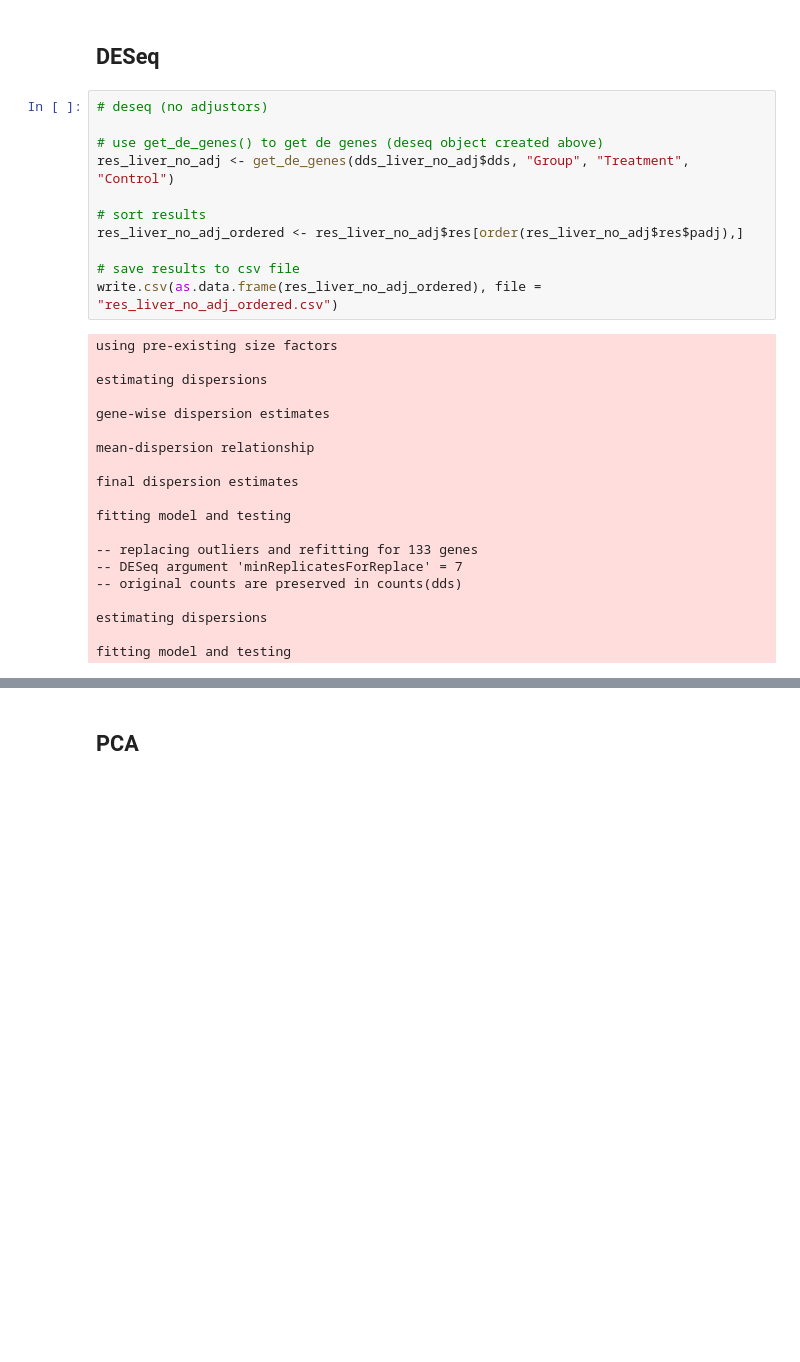
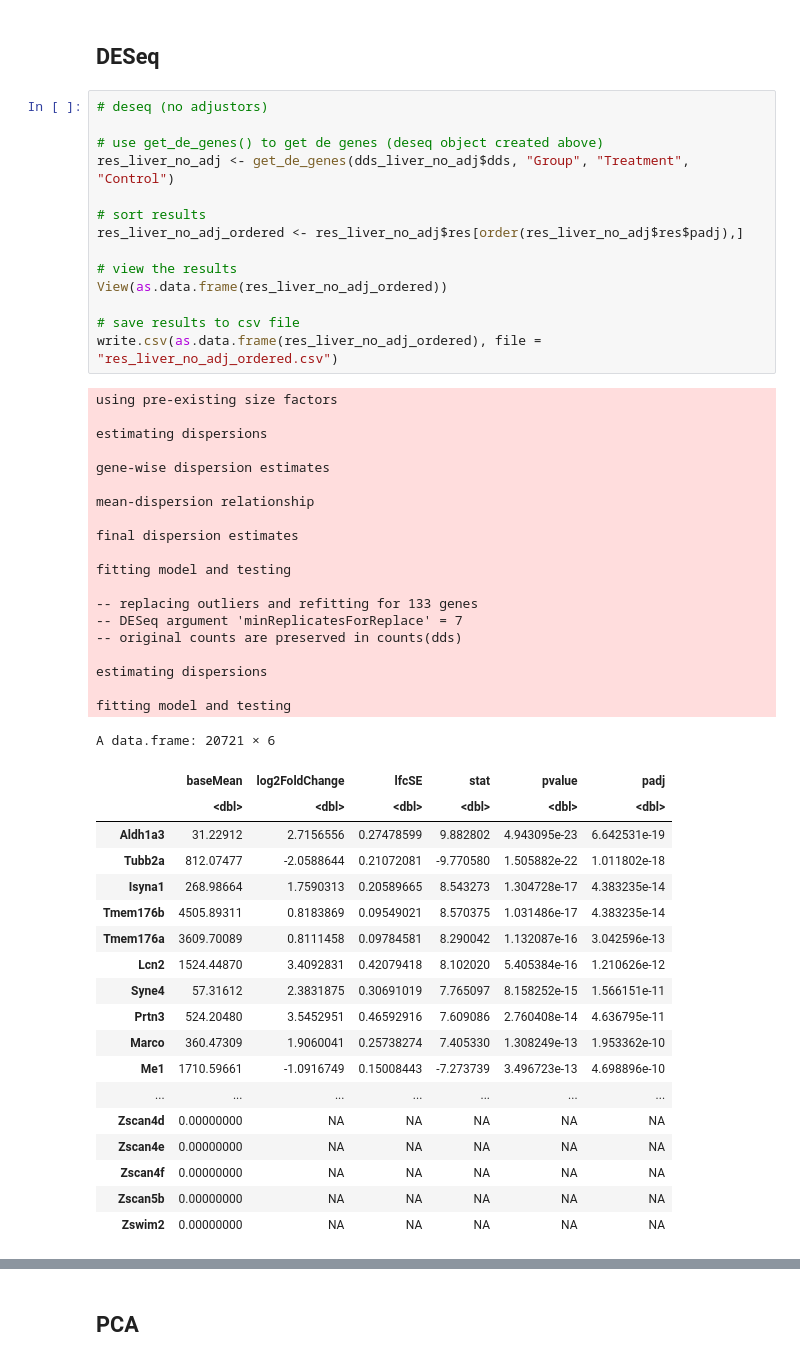
Before and after one commit to pritykinlab/bulkrna-differential-analysis, a Jupyter notebook: kp/kp_analyses.ipynb, the cells around one changed output, grey strips where cells are left out. Cells and saved outputs as stored; diff of their text form; blank space fills up the shorter version.

Commit message:
remove pca data from notebook and add deseq output to notebook

```diff
--- a/kp/kp_analyses.ipynb
+++ b/kp/kp_analyses.ipynb
@@ -185,33 +185,55 @@ pheatmap(normalized_counts_cor_liver, color = colorRampPalette(c("navy", "white"
 # deseq (no adjustors)
 
 # use get_de_genes() to get de genes (deseq object created above)
 res_liver_no_adj <- get_de_genes(dds_liver_no_adj$dds, "Group", "Treatment", "Control")
 
 # sort results
 res_liver_no_adj_ordered <- res_liver_no_adj$res[order(res_liver_no_adj$res$padj),]
 
+# view the results
+View(as.data.frame(res_liver_no_adj_ordered))
+
 # save results to csv file
 write.csv(as.data.frame(res_liver_no_adj_ordered), file = "res_liver_no_adj_ordered.csv")
 # %% [output]
 using pre-existing size factors
 
 estimating dispersions
 
 gene-wise dispersion estimates
 
 mean-dispersion relationship
 
 final dispersion estimates
 
 fitting model and testing
 
 -- replacing outliers and refitting for 133 genes
 -- DESeq argument 'minReplicatesForReplace' = 7
 -- original counts are preserved in counts(dds)
 
 estimating dispersions
 
 fitting model and testing
+A data.frame: 20721 × 6
+|  | baseMean | log2FoldChange | lfcSE | stat | pvalue | padj |
+|  | <dbl> | <dbl> | <dbl> | <dbl> | <dbl> | <dbl> |
+| Aldh1a3 | 31.22912 | 2.7156556 | 0.27478599 | 9.882802 | 4.943095e-23 | 6.642531e-19 |
+| Tubb2a | 812.07477 | -2.0588644 | 0.21072081 | -9.770580 | 1.505882e-22 | 1.011802e-18 |
+| Isyna1 | 268.98664 | 1.7590313 | 0.20589665 | 8.543273 | 1.304728e-17 | 4.383235e-14 |
+| Tmem176b | 4505.89311 | 0.8183869 | 0.09549021 | 8.570375 | 1.031486e-17 | 4.383235e-14 |
+| Tmem176a | 3609.70089 | 0.8111458 | 0.09784581 | 8.290042 | 1.132087e-16 | 3.042596e-13 |
+| Lcn2 | 1524.44870 | 3.4092831 | 0.42079418 | 8.102020 | 5.405384e-16 | 1.210626e-12 |
+| Syne4 | 57.31612 | 2.3831875 | 0.30691019 | 7.765097 | 8.158252e-15 | 1.566151e-11 |
+| Prtn3 | 524.20480 | 3.5452951 | 0.46592916 | 7.609086 | 2.760408e-14 | 4.636795e-11 |
+| Marco | 360.47309 | 1.9060041 | 0.25738274 | 7.405330 | 1.308249e-13 | 1.953362e-10 |
+| Me1 | 1710.59661 | -1.0916749 | 0.15008443 | -7.273739 | 3.496723e-13 | 4.698896e-10 |
+| ... | ... | ... | ... | ... | ... | ... |
+| Zscan4d | 0.00000000 | NA | NA | NA | NA | NA |
+| Zscan4e | 0.00000000 | NA | NA | NA | NA | NA |
+| Zscan4f | 0.00000000 | NA | NA | NA | NA | NA |
+| Zscan5b | 0.00000000 | NA | NA | NA | NA | NA |
+| Zswim2 | 0.00000000 | NA | NA | NA | NA | NA |
 # %%
 # deseq (adjusted for gender)
 
```
Also changed, not shown: parts of 2 cells of this notebook, 1 other file.
